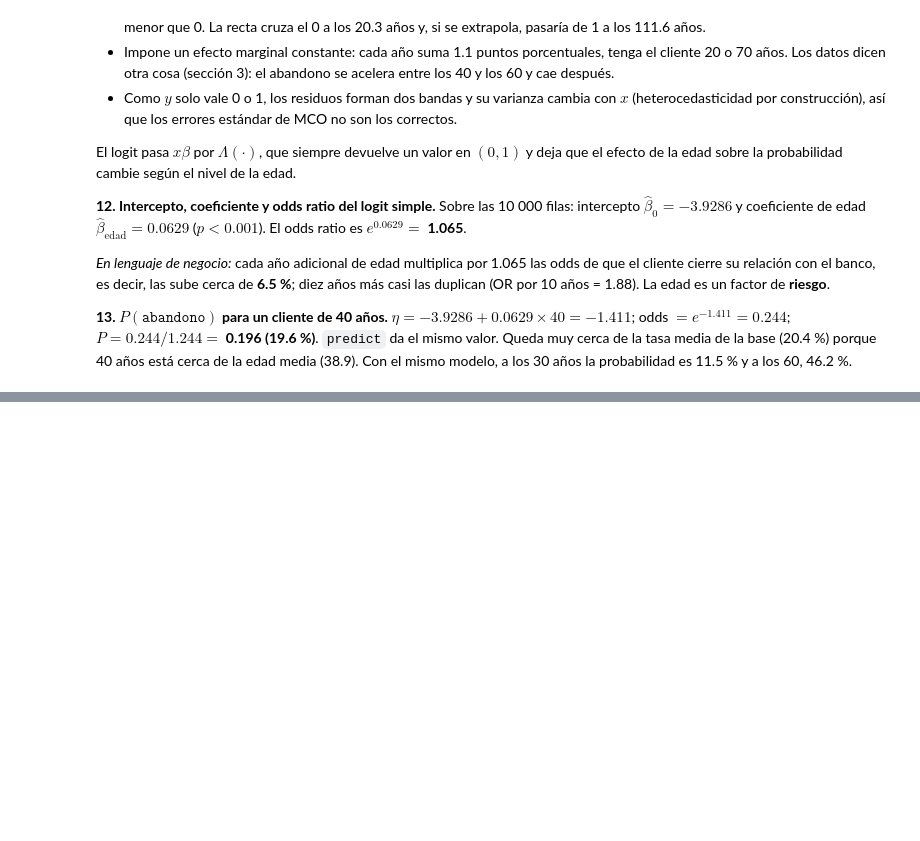
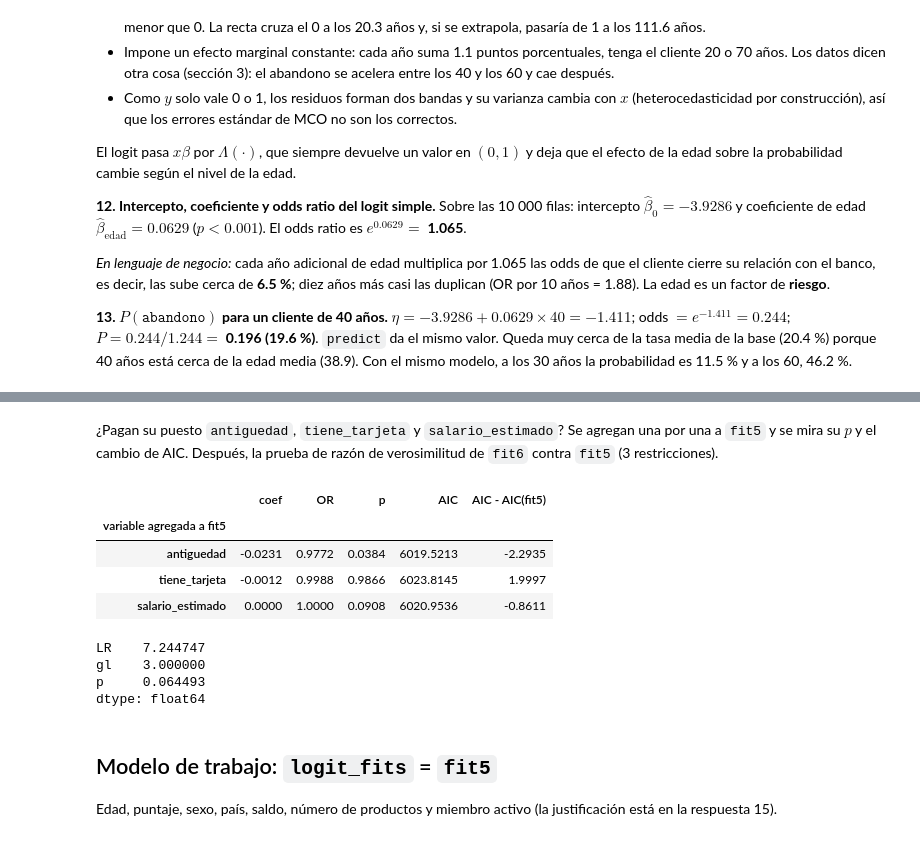
Before and after one commit to sebasrolemmel/Taller-abandono-producto-20262, a Jupyter notebook: Taller_Abandono_Producto_Financiero.ipynb, the cells around one changed output, grey strips where cells are left out. Saved outputs shown, nothing was run; the diff lists cells and outputs as text; code cells hidden in the pictures; blank space fills up the shorter version.

```diff
--- a/Taller_Abandono_Producto_Financiero.ipynb
+++ b/Taller_Abandono_Producto_Financiero.ipynb
@@ -638,0 +900,34 @@ El logit pasa $x\beta$ por $\Lambda(\cdot)$, que siempre devuelve un valor en $(
+# %% [markdown]
+¿Pagan su puesto `antiguedad`, `tiene_tarjeta` y `salario_estimado`? Se agregan una por una a `fit5` y se mira su $p$ y el cambio de AIC. Después, la prueba de razón de verosimilitud de `fit6` contra `fit5` (3 restricciones).
+# %%
+extras = []
+for var in ["antiguedad", "tiene_tarjeta", "salario_estimado"]:
+    m = smf.logit("abandono ~ edad + puntaje_crediticio + C(sexo) + C(pais) + saldo + numero_productos + miembro_activo" + " + " + var, data=Train_Data).fit(disp=False)
+    extras.append({
+        "variable agregada a fit5": var,
+        "coef": m.params[var],
+        "OR": np.exp(m.params[var]),
+        "p": m.pvalues[var],
+        "AIC": m.aic,
+        "AIC - AIC(fit5)": m.aic - fit5.aic,
+    })
+pd.DataFrame(extras).set_index("variable agregada a fit5").round(4)
+# %% [output]
+|  | coef | OR | p | AIC | AIC - AIC(fit5) |
+| variable agregada a fit5 |  |  |  |  |  |
+| antiguedad | -0.0231 | 0.9772 | 0.0384 | 6019.5213 | -2.2935 |
+| tiene_tarjeta | -0.0012 | 0.9988 | 0.9866 | 6023.8145 | 1.9997 |
+| salario_estimado | 0.0000 | 1.0000 | 0.0908 | 6020.9536 | -0.8611 |
+# %%
+lr = 2 * (fit6.llf - fit5.llf)
+gl = fit6.df_model - fit5.df_model
+pd.Series({"LR": lr, "gl": gl, "p": stats.chi2.sf(lr, gl)})
+# %% [output]
+LR    7.244747
+gl    3.000000
+p     0.064493
+dtype: float64
+# %% [markdown]
+## Modelo de trabajo: `logit_fits` = `fit5`
+
+Edad, puntaje, sexo, país, saldo, número de productos y miembro activo (la justificación está en la respuesta 15).
```
Also changed, not shown: parts of 29 cells of this notebook.
